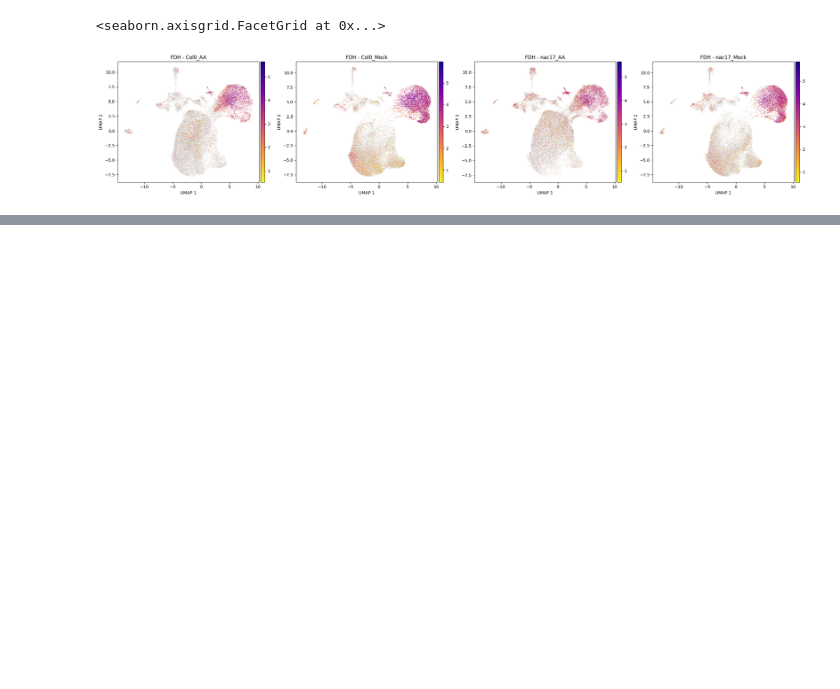
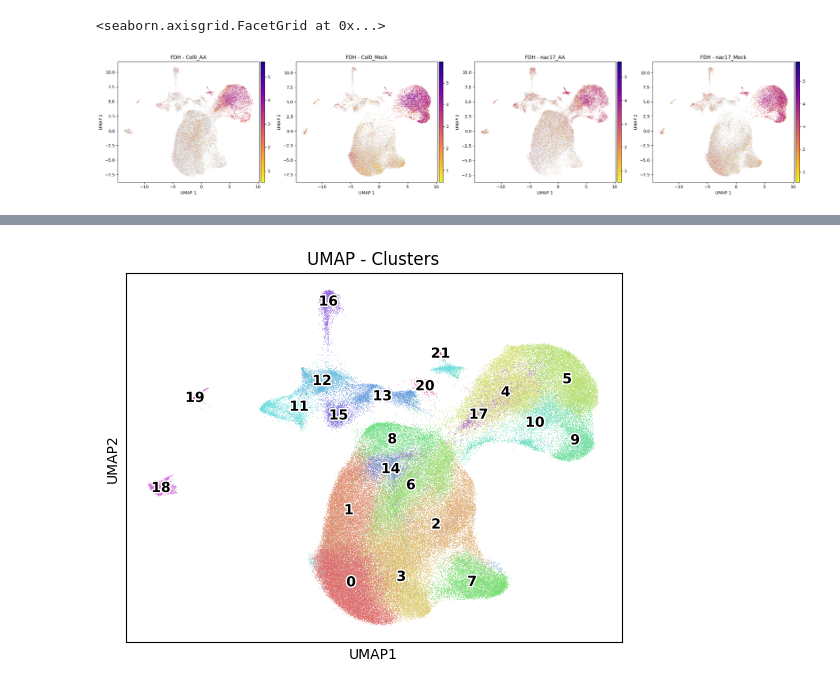
Before and after one commit to Mitochondrial-Retrograde-Signalling/MRS-DB, a Jupyter notebook: test.ipynb, the cells around one changed output, grey strips where cells are left out. Saved outputs shown, nothing was run; the diff lists cells and outputs as text; code cells hidden in the pictures; blank space fills up the shorter version.

```diff
--- a/test.ipynb
+++ b/test.ipynb
@@ -251,0 +263,29 @@ plt.show()
+# %%
+import colorsys
+import matplotlib.colors as mcolors
+
+def ggplot_hue_palette(n):
+    """Replicates ggplot2's hue_pal()(n) in Python."""
+    hues = [i / n for i in range(n)]
+    # ggplot2 uses h=c(0, 360)+15, l=65, c=100
+    rgb_colors = [colorsys.hls_to_rgb(h, 0.65, 0.65) for h in hues]
+    return rgb_colors
+
+# UMAP colored by cluster with cluster labels overlaid
+adata.obs["seurat_clusters"] = adata.obs["seurat_clusters"].astype("category")
+
+n_clusters = len(adata.obs["seurat_clusters"].cat.categories)
+my_palette = ggplot_hue_palette(n_clusters)
+
+sc.pl.umap(
+    adata,
+    color="seurat_clusters",
+    title="UMAP - Clusters",
+    frameon=True,
+    legend_loc="on data",
+    legend_fontsize=10,
+    legend_fontoutline=2,
+    palette=my_palette
+)
+# %% [output]
+[figure, added]
```
Also changed, not shown: parts of 1 cell of this notebook.
